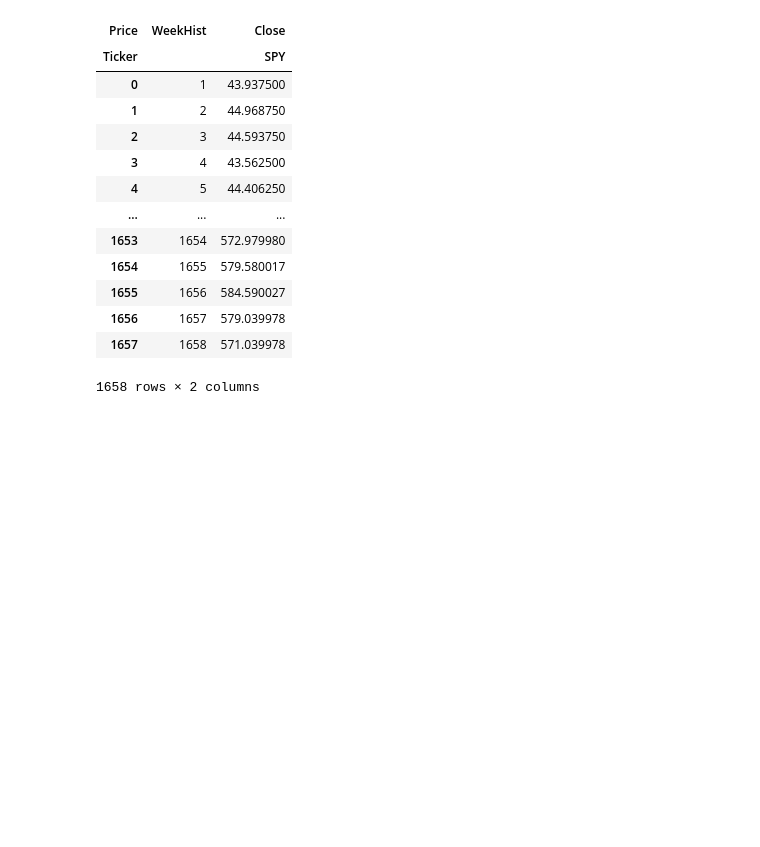
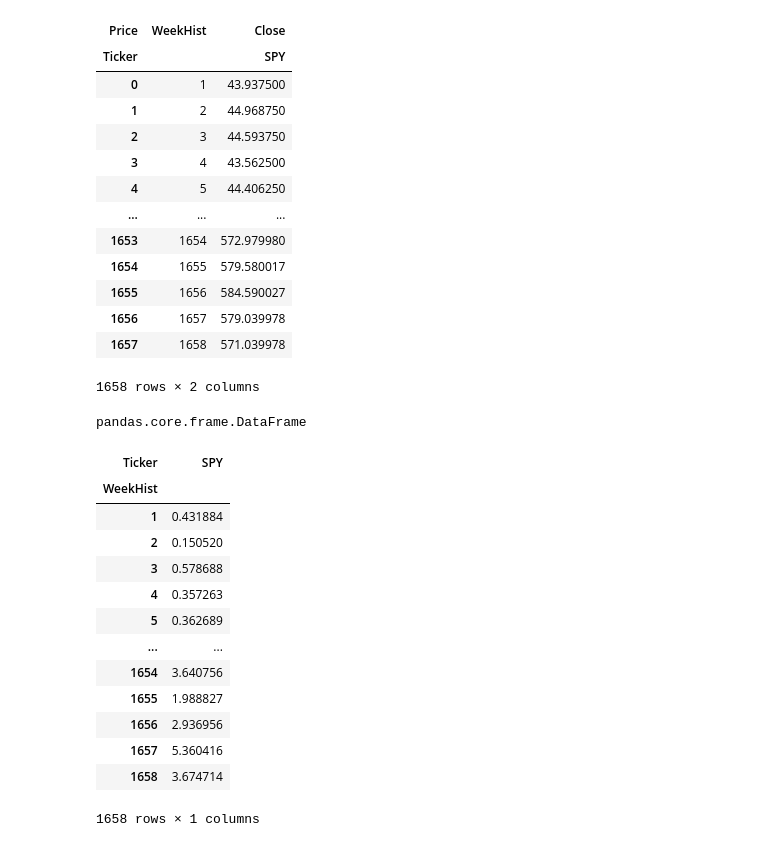
Before and after one commit to mpalominocol/CPSC4800_GitEExample, a Jupyter notebook: SP500_AND_WB_Data_Extraction.ipynb, the cells around one changed output. Drawn from its saved outputs; the diff is of its cells as text; code cells hidden in the pictures; blank space fills up the shorter version.

```diff
--- a/SP500_AND_WB_Data_Extraction.ipynb
+++ b/SP500_AND_WB_Data_Extraction.ipynb
@@ -507,11 +507,27 @@ df_weekly
 | 1656 | 1657 | 579.039978 |
 | 1657 | 1658 | 571.039978 |
 1658 rows × 2 columns
+# %%
+type(df_weekly)
+# %% [output]
+pandas.core.frame.DataFrame
 # %%
 # Calculate the rolling standard deviation of 'Close' for each week
 
-std_dev = df_candel.groupby('YearWeek').std()
-std_dev.head()
-
-#
-df_weekly['stdW'] = std_dev['Close']
+std_dev = df_candel.groupby('WeekHist').std()
+std_dev['Close']
+# %% [output]
+| Ticker | SPY |
+| WeekHist |  |
+| 1 | 0.431884 |
+| 2 | 0.150520 |
+| 3 | 0.578688 |
+| 4 | 0.357263 |
+| 5 | 0.362689 |
+| ... | ... |
+| 1654 | 3.640756 |
+| 1655 | 1.988827 |
+| 1656 | 2.936956 |
+| 1657 | 5.360416 |
+| 1658 | 3.674714 |
+1658 rows × 1 columns
```
Also changed, not shown: parts of 11 cells of this notebook.
